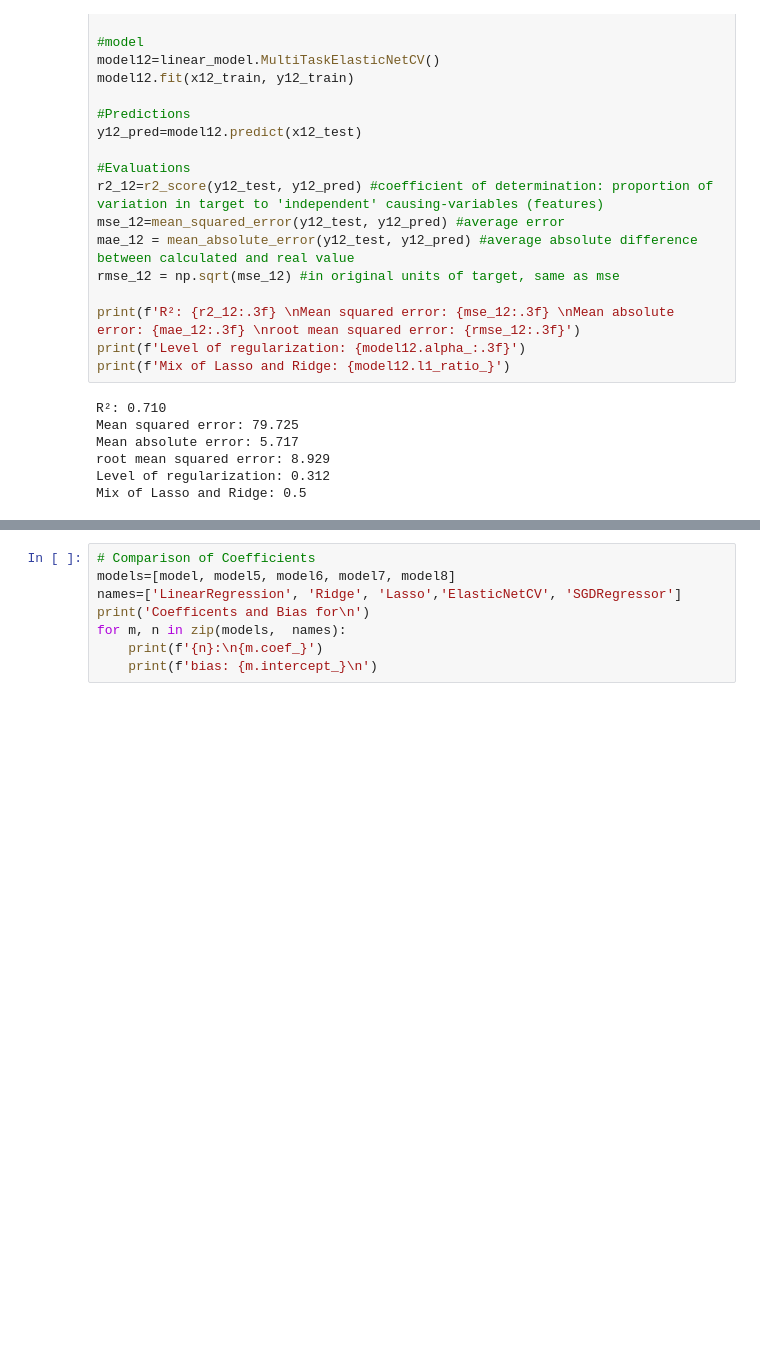
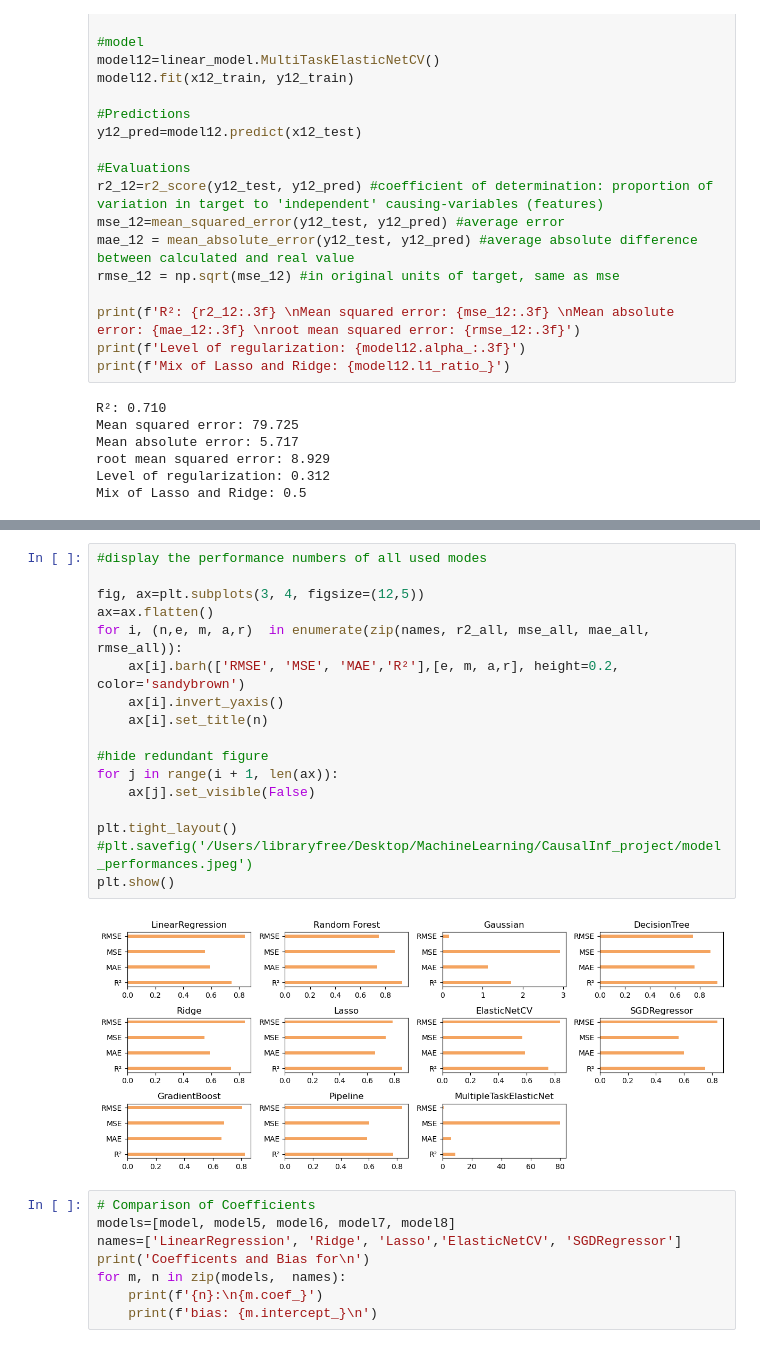
Before and after one commit to marthab-oss/Modeling-Coping-Strategy-Improvement-via-Causal-Inference, a Jupyter notebook: 2_BaselineModel/CausalInf_baseline_model.ipynb, the cells around one changed output, grey strips where cells are left out. Drawn from its saved outputs; the diff is of its cells as text; blank space fills up the shorter version.

```diff
--- a/2_BaselineModel/CausalInf_baseline_model.ipynb
+++ b/2_BaselineModel/CausalInf_baseline_model.ipynb
@@ -417,5 +417,24 @@ Pipeline:
 MultipleTaskElasticNet:
  R²: 0.710,     MSE: 79.725,    MAE: 5.717,     RMSE: 8.929
+# %%
+#display the performance numbers of all used modes
+
+fig, ax=plt.subplots(3, 4, figsize=(12,5))
+ax=ax.flatten()
+for i, (n,e, m, a,r)  in enumerate(zip(names, r2_all, mse_all, mae_all, rmse_all)):
+    ax[i].barh(['RMSE', 'MSE', 'MAE','R²'],[e, m, a,r], height=0.2, color='sandybrown')
+    ax[i].invert_yaxis()
+    ax[i].set_title(n)
+
+#hide redundant figure
+for j in range(i + 1, len(ax)):
+    ax[j].set_visible(False)
+
+plt.tight_layout()
+#plt.savefig('/Users/libraryfree/Desktop/MachineLearning/CausalInf_project/model_performances.jpeg')
+plt.show()
+# %% [output]
+[figure, added]
 # %%
 # Comparison of Coefficients
 models=[model, model5, model6, model7, model8]
```
Also changed, not shown: parts of 7 cells of this notebook.
